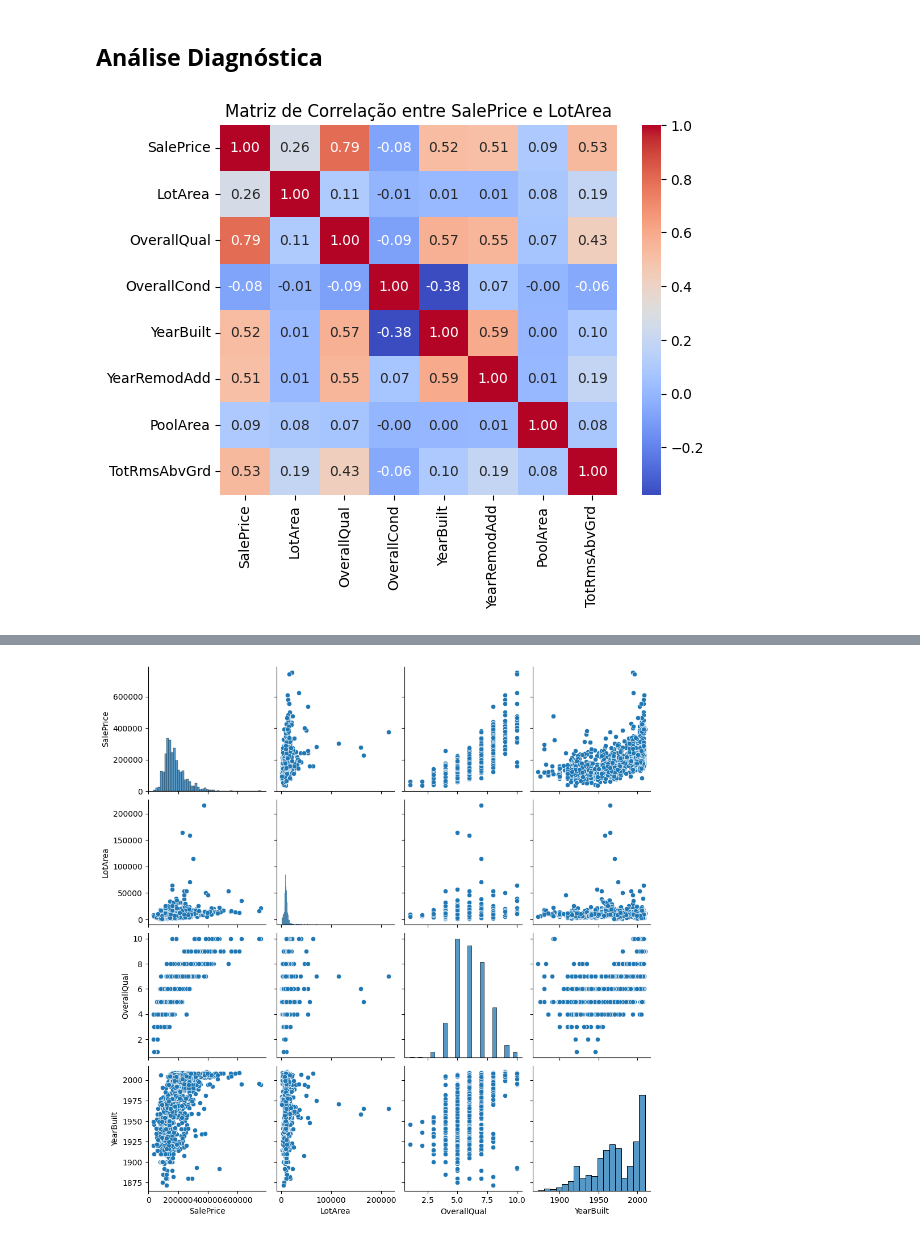
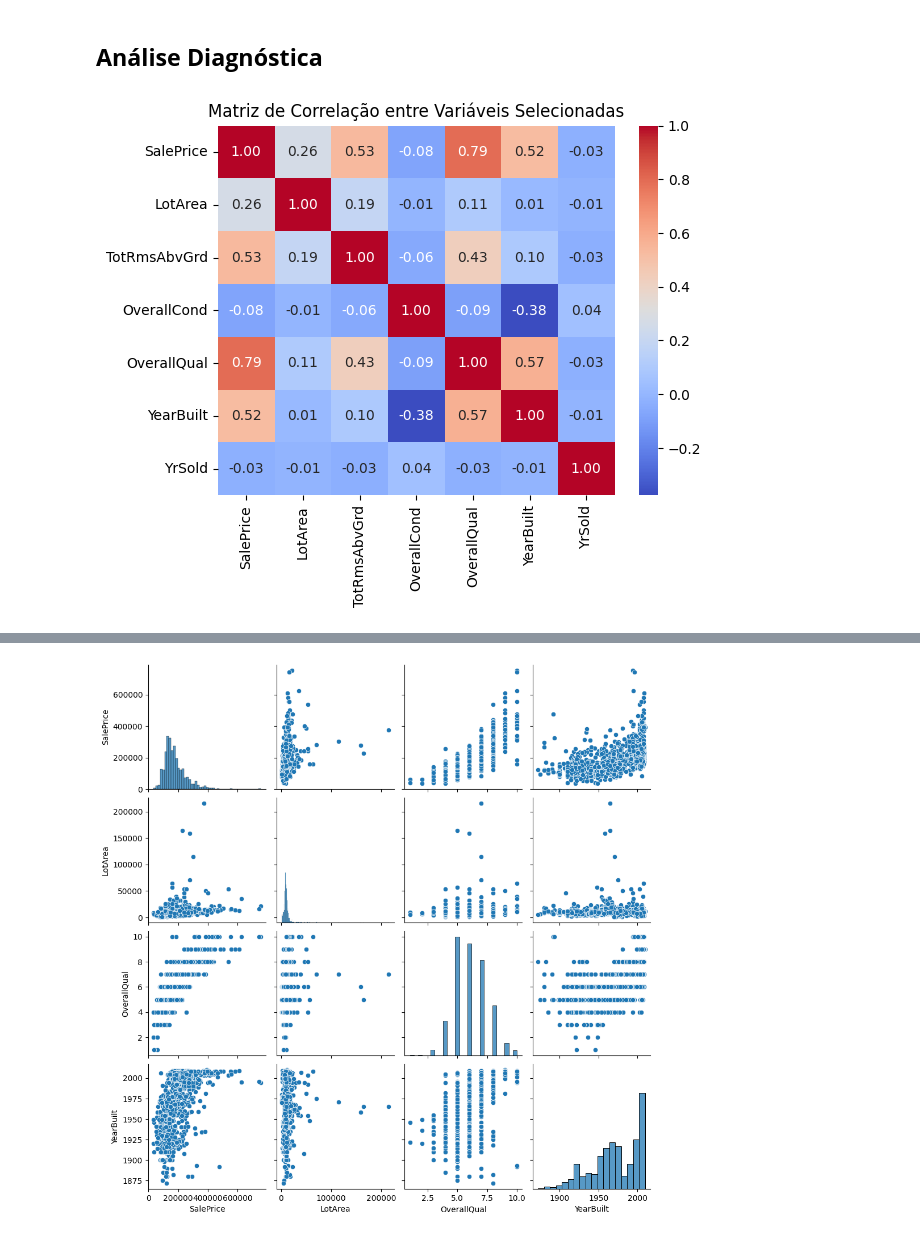
Before and after one commit to alearauj/mentoriabv, a Jupyter notebook: Mentoria_BV_Análise_de_dados.ipynb, the cells around one changed output, grey strips where cells are left out. Saved outputs shown, nothing was run; the diff lists cells and outputs as text; code cells hidden in the pictures.

```diff
--- a/Mentoria_BV_Análise_de_dados.ipynb
+++ b/Mentoria_BV_Análise_de_dados.ipynb
@@ -319,16 +334,18 @@ plt.show()
 # %% [markdown]
 ## **Análise Diagnóstica**
 # %%
-# Selecionar apenas as colunas SalePrice e LotArea
-selected_columns = ['SalePrice', 'LotArea', 'OverallQual','OverallCond', 'YearBuilt', 'YearRemodAdd', 'PoolArea', 'TotRmsAbvGrd']
+# Selecionar as colunas que você deseja analisar
+selected_columns = ['SalePrice', 'LotArea', 'TotRmsAbvGrd', 'OverallCond', 'OverallQual', 'YearBuilt', 'YrSold']
+
+# Criar um novo DataFrame apenas com as colunas selecionadas
 numeric_df = df[selected_columns]
 
 # Calcular a matriz de correlação
 corr_matrix = numeric_df.corr()
 
 # Visualizar a matriz de correlação
 sns.heatmap(corr_matrix, annot=True, cmap='coolwarm', fmt=".2f")
-plt.title('Matriz de Correlação entre SalePrice e LotArea')
+plt.title('Matriz de Correlação entre Variáveis Selecionadas')
 plt.show()
 # %% [output]
-[figure, old version]
+[figure, new version]
```
Also changed, not shown: parts of 11 cells of this notebook.
